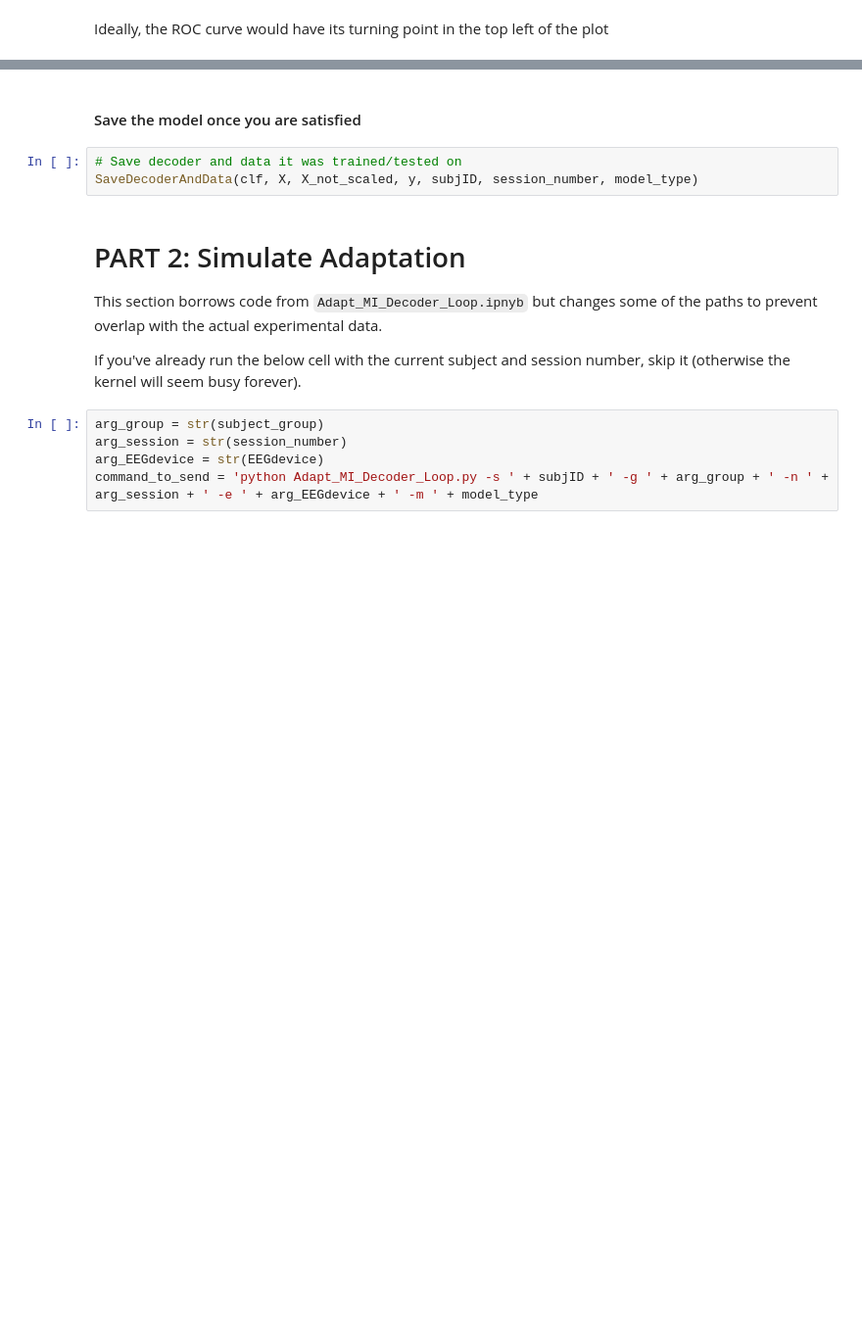
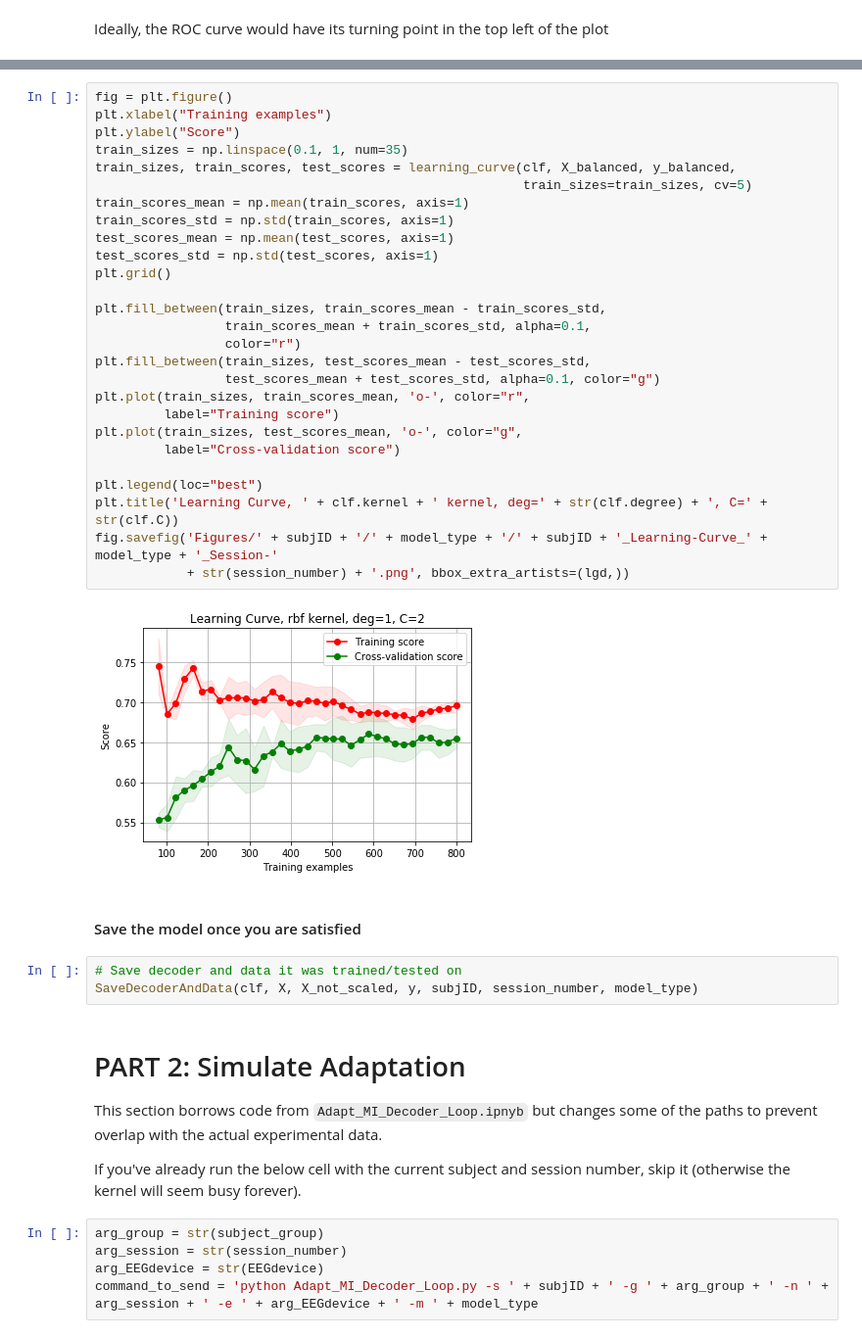
Before and after one commit to lpjiang97/EEG-CoAdaptation, a Jupyter notebook: Analysis/Simulate_Everything_with_Different_Models.ipynb, the cells around one changed output, grey strips where cells are left out. Shown: that part at 98% size. Saved outputs shown, nothing was run; the diff lists cells and outputs as text; blank space fills up the shorter version.

```diff
--- a/Analysis/Simulate_Everything_with_Different_Models.ipynb
+++ b/Analysis/Simulate_Everything_with_Different_Models.ipynb
@@ -462,3 +471,32 @@ fig.savefig('Figures/' + subjID + '/' + model_type + '/' + subjID + '_ROC_' + mo
+# %%
+fig = plt.figure()
+plt.xlabel("Training examples")
+plt.ylabel("Score")
+train_sizes = np.linspace(0.1, 1, num=35)
+train_sizes, train_scores, test_scores = learning_curve(clf, X_balanced, y_balanced,
+                                                        train_sizes=train_sizes, cv=5)
+train_scores_mean = np.mean(train_scores, axis=1)
+train_scores_std = np.std(train_scores, axis=1)
+test_scores_mean = np.mean(test_scores, axis=1)
+test_scores_std = np.std(test_scores, axis=1)
+plt.grid()
+
+plt.fill_between(train_sizes, train_scores_mean - train_scores_std,
+                 train_scores_mean + train_scores_std, alpha=0.1,
+                 color="r")
+plt.fill_between(train_sizes, test_scores_mean - test_scores_std,
+                 test_scores_mean + test_scores_std, alpha=0.1, color="g")
+plt.plot(train_sizes, train_scores_mean, 'o-', color="r",
+         label="Training score")
+plt.plot(train_sizes, test_scores_mean, 'o-', color="g",
+         label="Cross-validation score")
+
+plt.legend(loc="best")
+plt.title('Learning Curve, ' + clf.kernel + ' kernel, deg=' + str(clf.degree) + ', C=' + str(clf.C))
+fig.savefig('Figures/' + subjID + '/' + model_type + '/' + subjID + '_Learning-Curve_' + model_type + '_Session-'
+            + str(session_number) + '.png', bbox_extra_artists=(lgd,))
+# %% [output]
+[figure, added]
 # %% [markdown]
 #### Save the model once you are satisfied
 # %%
```
Also changed, not shown: parts of 15 cells of this notebook.
